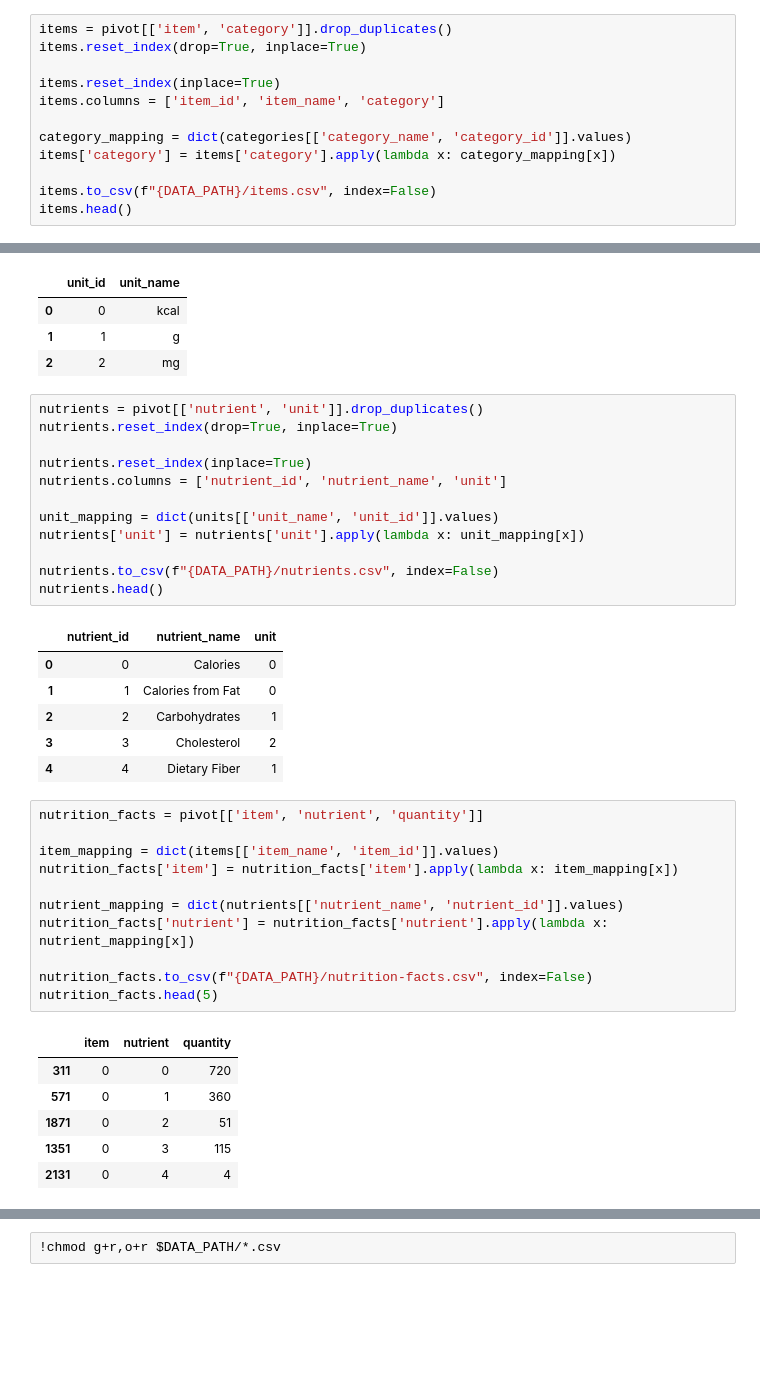
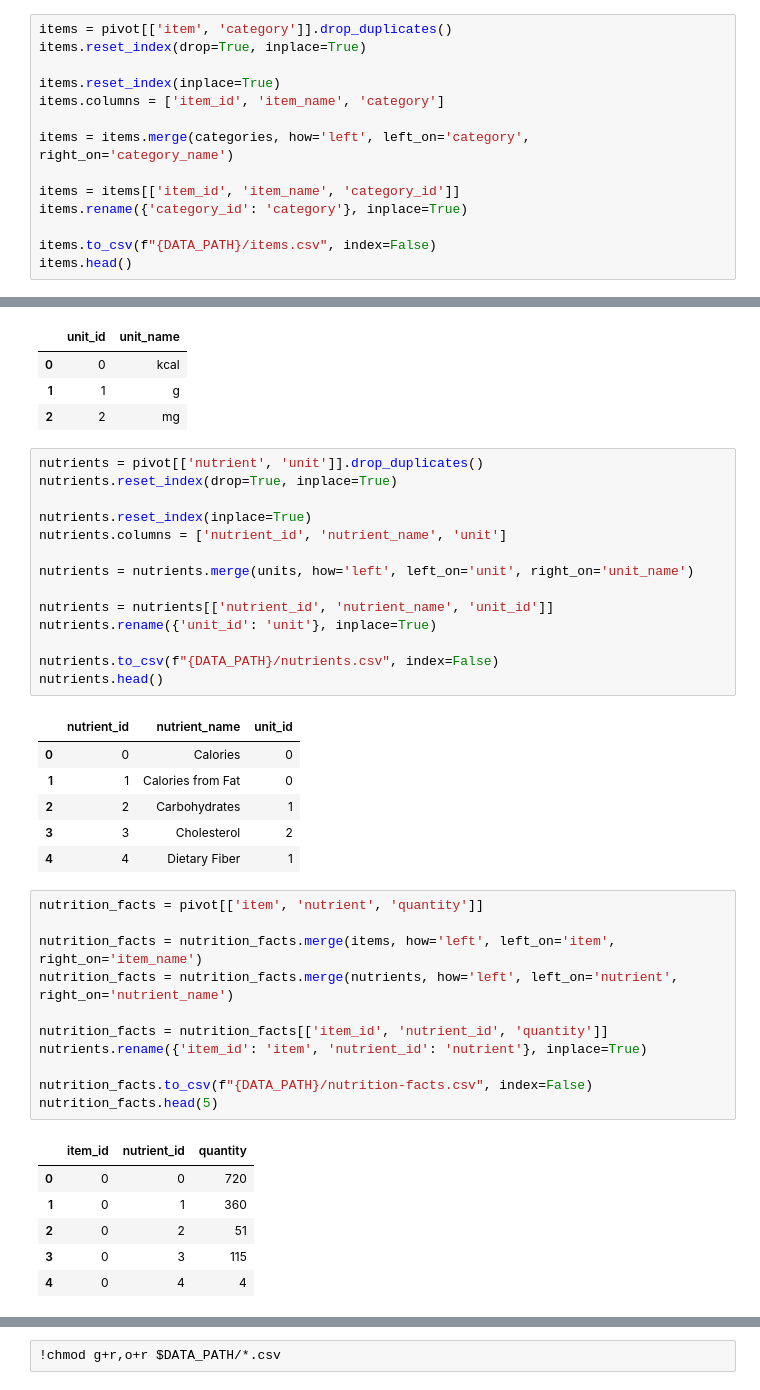
Before and after one commit to sreent/data-management-intro, a Jupyter notebook: Nutrition Facts - Ingestion using Python.ipynb, the cells around one changed output, grey strips where cells are left out. Saved outputs shown, nothing was run; the diff lists cells and outputs as text; blank space fills up the shorter version.

```diff
--- a/Nutrition Facts - Ingestion using Python.ipynb
+++ b/Nutrition Facts - Ingestion using Python.ipynb
@@ -223,8 +221,10 @@ items.reset_index(drop=True, inplace=True)
 items.reset_index(inplace=True)
 items.columns = ['item_id', 'item_name', 'category']
 
-category_mapping = dict(categories[['category_name', 'category_id']].values)
-items['category'] = items['category'].apply(lambda x: category_mapping[x])
+items = items.merge(categories, how='left', left_on='category', right_on='category_name')
+
+items = items[['item_id', 'item_name', 'category_id']]
+items.rename({'category_id': 'category'}, inplace=True)
 
 items.to_csv(f"{DATA_PATH}/items.csv", index=False)
 items.head()
@@ -255,13 +255,15 @@ nutrients.reset_index(drop=True, inplace=True)
 nutrients.reset_index(inplace=True)
 nutrients.columns = ['nutrient_id', 'nutrient_name', 'unit']
 
-unit_mapping = dict(units[['unit_name', 'unit_id']].values)
-nutrients['unit'] = nutrients['unit'].apply(lambda x: unit_mapping[x])
+nutrients = nutrients.merge(units, how='left', left_on='unit', right_on='unit_name')
+
+nutrients = nutrients[['nutrient_id', 'nutrient_name', 'unit_id']]
+nutrients.rename({'unit_id': 'unit'}, inplace=True)
 
 nutrients.to_csv(f"{DATA_PATH}/nutrients.csv", index=False)
 nutrients.head()
 # %% [output]
-|  | nutrient_id | nutrient_name | unit |
+|  | nutrient_id | nutrient_name | unit_id |
 | 0 | 0 | Calories | 0 |
 | 1 | 1 | Calories from Fat | 0 |
 | 2 | 2 | Carbohydrates | 1 |
@@ -270,18 +272,18 @@ nutrients.head()
 # %%
 nutrition_facts = pivot[['item', 'nutrient', 'quantity']]
 
-item_mapping = dict(items[['item_name', 'item_id']].values)
-nutrition_facts['item'] = nutrition_facts['item'].apply(lambda x: item_mapping[x])
+nutrition_facts = nutrition_facts.merge(items, how='left', left_on='item', right_on='item_name')
+nutrition_facts = nutrition_facts.merge(nutrients, how='left', left_on='nutrient', right_on='nutrient_name')
 
-nutrient_mapping = dict(nutrients[['nutrient_name', 'nutrient_id']].values)
-nutrition_facts['nutrient'] = nutrition_facts['nutrient'].apply(lambda x: nutrient_mapping[x])
+nutrition_facts = nutrition_facts[['item_id', 'nutrient_id', 'quantity']]
+nutrients.rename({'item_id': 'item', 'nutrient_id': 'nutrient'}, inplace=True)
 
 nutrition_facts.to_csv(f"{DATA_PATH}/nutrition-facts.csv", index=False)
 nutrition_facts.head(5)
 # %% [output]
-|  | item | nutrient | quantity |
-| 311 | 0 | 0 | 720 |
-| 571 | 0 | 1 | 360 |
-| 1871 | 0 | 2 | 51 |
-| 1351 | 0 | 3 | 115 |
-| 2131 | 0 | 4 | 4 |
+|  | item_id | nutrient_id | quantity |
+| 0 | 0 | 0 | 720 |
+| 1 | 0 | 1 | 360 |
+| 2 | 0 | 2 | 51 |
+| 3 | 0 | 3 | 115 |
+| 4 | 0 | 4 | 4 |
```
Also changed, not shown: parts of 10 cells of this notebook.
